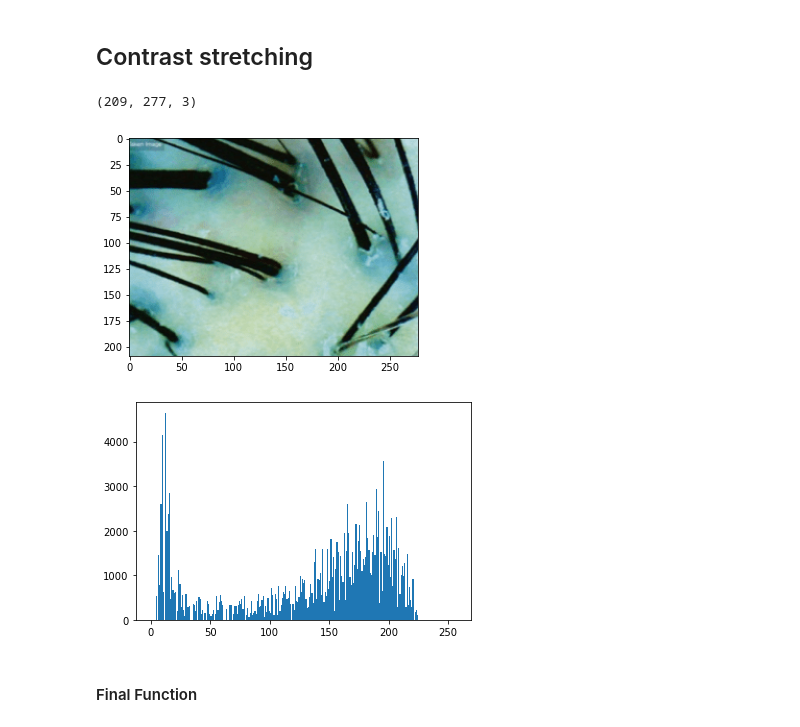
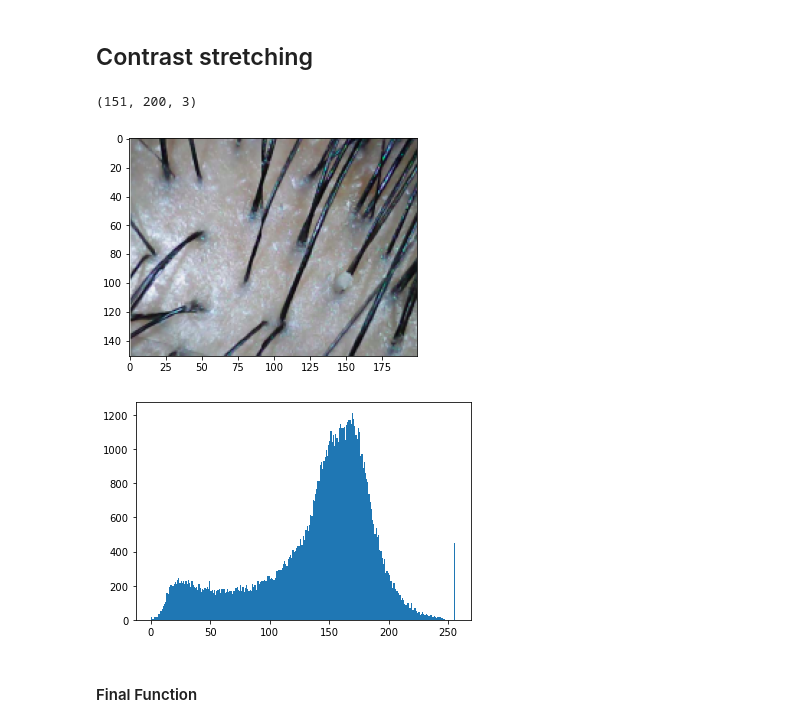
Before and after one commit to rusdes/hair_analysis, a Jupyter notebook: Scalp_analysis.ipynb, the cells around one changed output. Saved outputs shown, nothing was run; the diff lists cells and outputs as text; code cells hidden in the pictures.

```diff
--- a/Scalp_analysis.ipynb
+++ b/Scalp_analysis.ipynb
@@ -16,20 +20,21 @@ def normalize(im):
 # %% [markdown]
 ## Contrast stretching
 # %%
-img = cv2.imread('./photos/scalp/image2.png')
+img = cv2.imread('./photos/scalp/image.png')
 img = cv2.cvtColor(img, cv2.COLOR_BGR2RGB)
-# img = cv2.resize(img, (250, 250))
+# dont resize
+# img = cv2.resize(img, (400, 300))
 plt.imshow(img)
 print(img.shape)
 # %% [output]
-(209, 277, 3)
+(151, 200, 3)
-[figure, old version]
+[figure, new version]
 # %%
 # # alternative way to find histogram of an image
 plt.hist(img.ravel(),256,[0,256])
 plt.show()
 # %% [output]
-[figure, old version]
+[figure, new version]
 # %% [markdown]
 #### Final Function
 # %%
```
Also changed, not shown: parts of 37 cells of this notebook, 1 other file.
